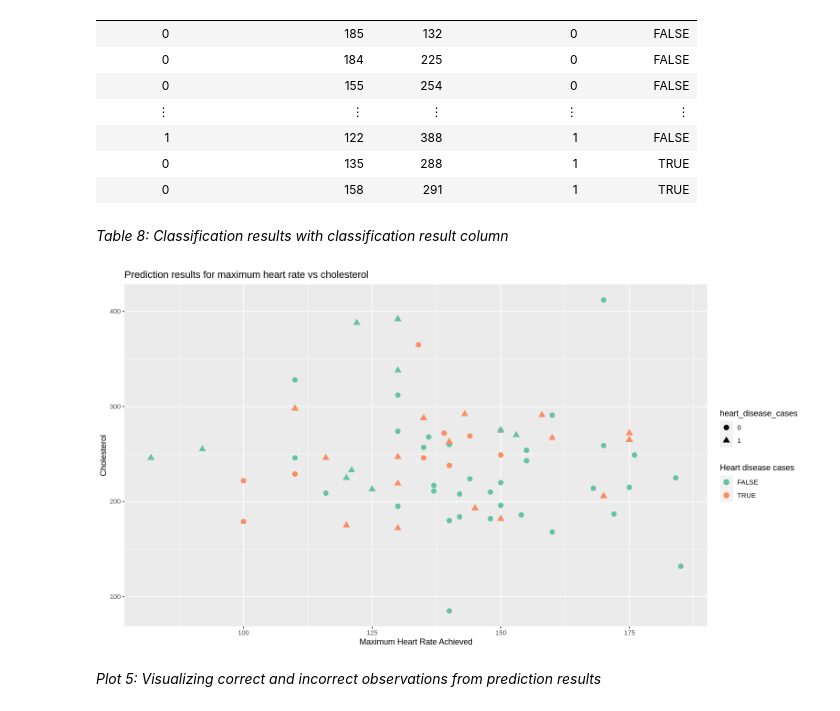
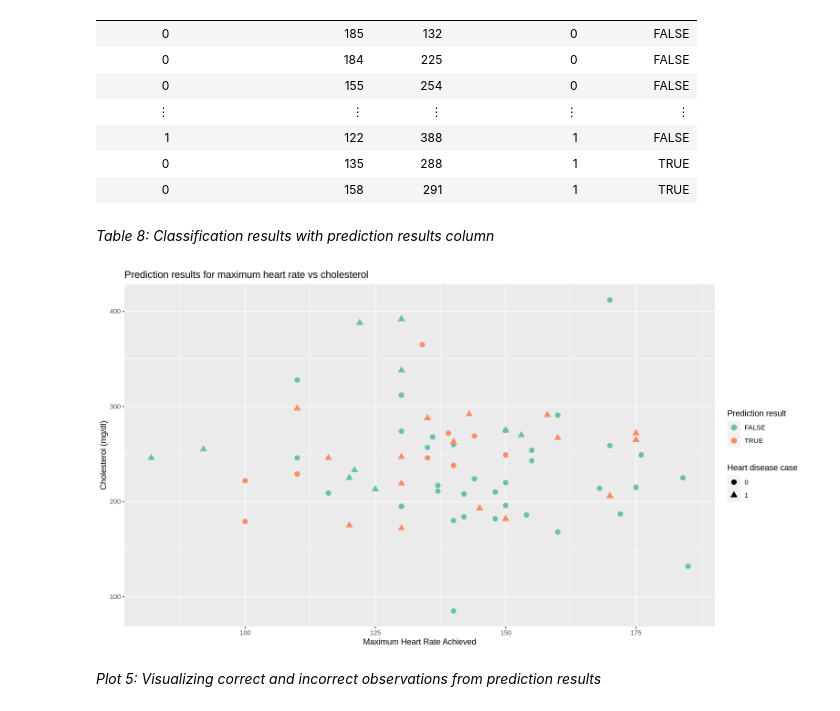
Before and after one commit to jaden-lai/DSCI-100-006-21, a Jupyter notebook: project_final.ipynb, the cells around one changed output. Saved outputs shown, nothing was run; the diff lists cells and outputs as text; code cells hidden in the pictures.

```diff
--- a/project_final.ipynb
+++ b/project_final.ipynb
@@ -371,17 +365,17 @@ A tibble: 69 × 5
 | 0 | 135 | 288 | 1 | TRUE |
 | 0 | 158 | 291 | 1 | TRUE |
 # %% [markdown]
-*Table 8: Classification results with classification result column*
+*Table 8: Classification results with prediction results column*
 # %%
 heart_disease_prediction_result_plot <- incorrect_observations |>
     ggplot(aes(x = maximum_heart_rate_achieved, y = cholesterol, shape = heart_disease_cases, color = prediction_result)) +
         geom_point(size = 3) +
-        labs(x = "Maximum Heart Rate Achieved", y = "Cholesterol", color = "Heart disease cases", title = "Prediction results for maximum heart rate vs cholesterol") +
+        labs(x = "Maximum Heart Rate Achieved", y = "Cholesterol (mg/dl)", shape = "Heart disease case", color = "Prediction result", title = "Prediction results for maximum heart rate vs cholesterol") +
         scale_color_brewer(palette = "Set2")
 
 heart_disease_prediction_result_plot
 # %% [output]
-[figure, old version]
+[figure, new version]
 # %% [markdown]
 *Plot 5: Visualizing correct and incorrect observations from prediction results*
 # %% [markdown]
```
Also changed, not shown: parts of 12 cells of this notebook.
